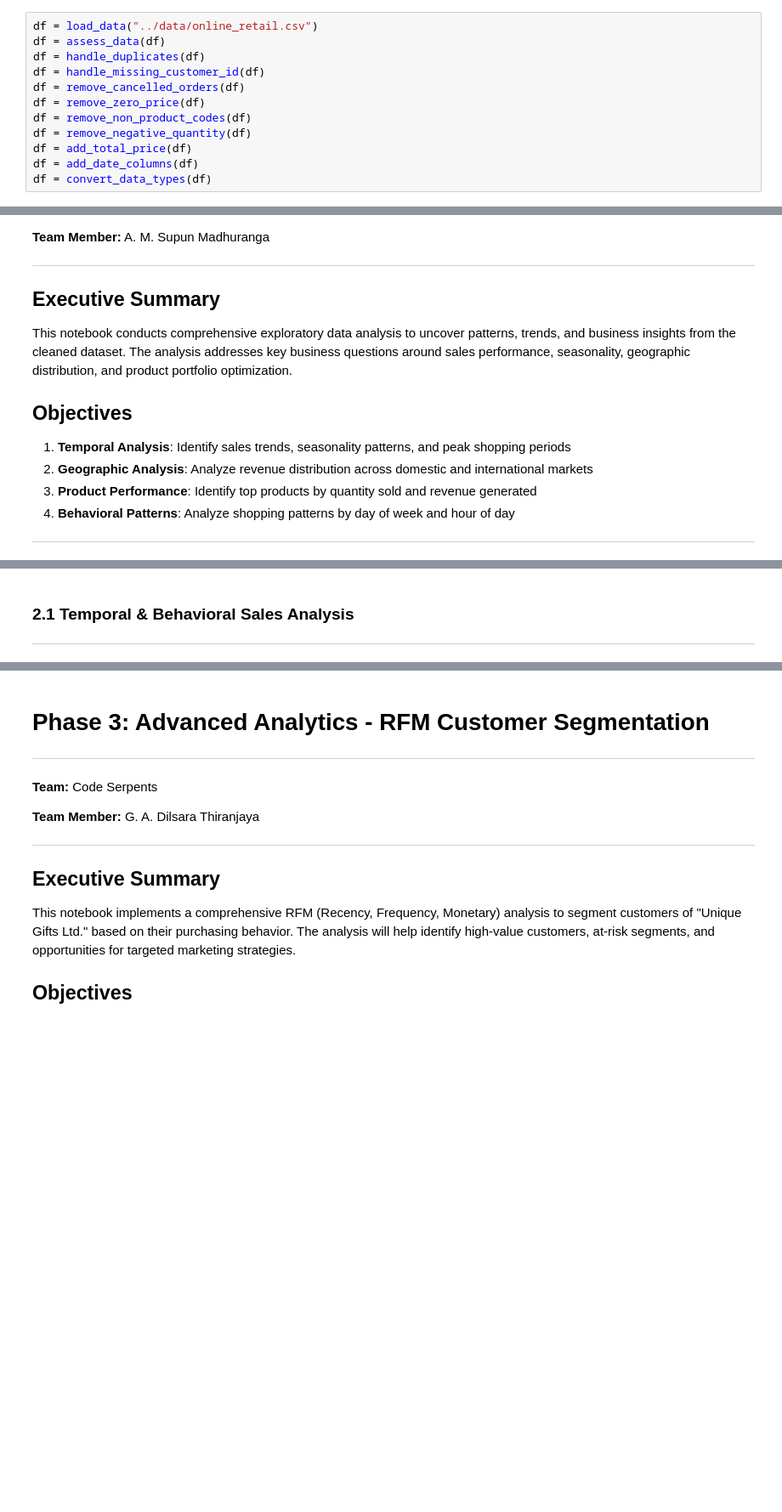
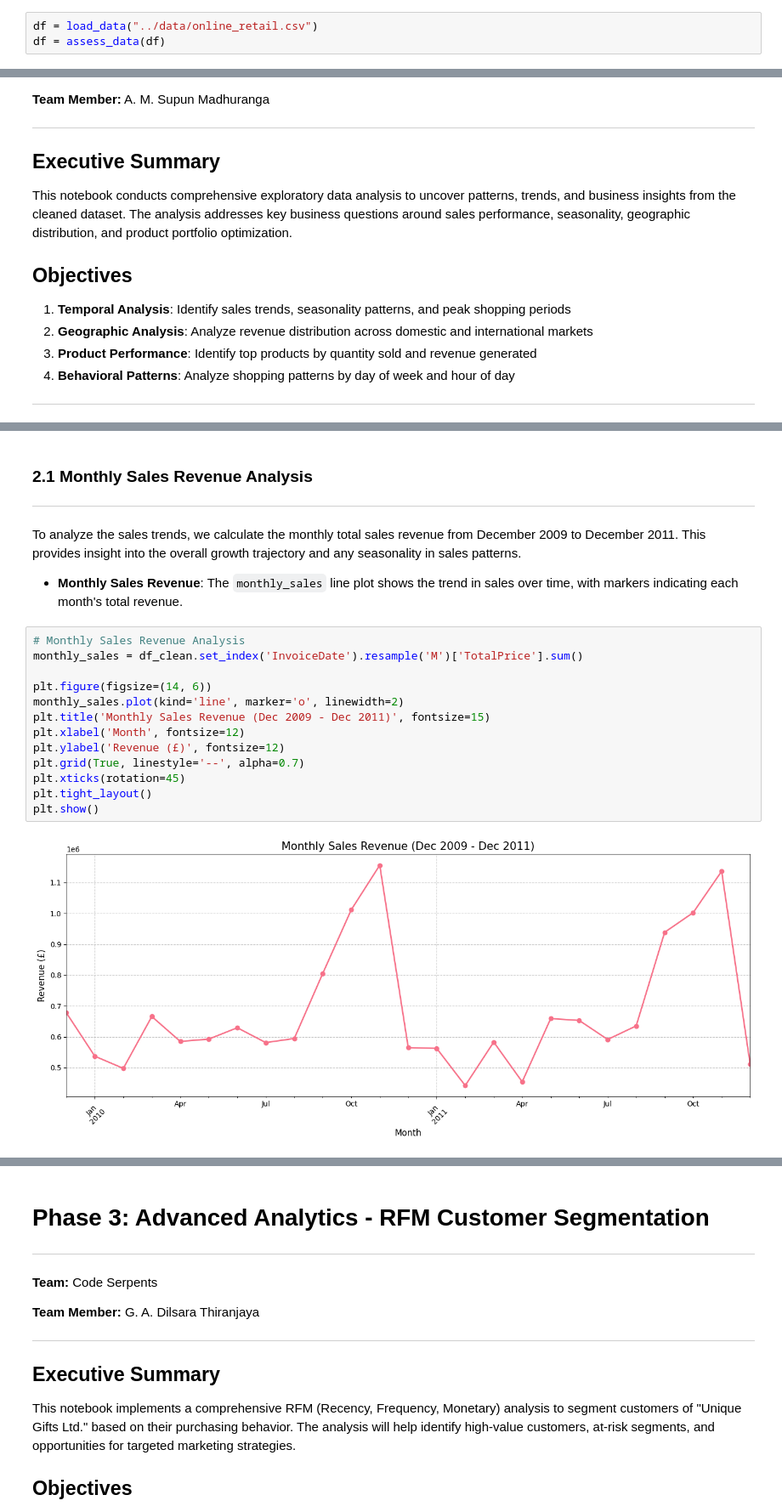
Before and after one commit to DilsaraThiranjaya/Strategic-Growth-Analysis-Team-Code-Serpents, a Jupyter notebook: notebooks/retail_analysis.ipynb, the cells around one changed output, grey strips where cells are left out. Shown at 85% size. Drawn from its saved outputs; the diff is of its cells as text; blank space fills up the shorter version.

```diff
--- a/notebooks/retail_analysis.ipynb
+++ b/notebooks/retail_analysis.ipynb
@@ -278,15 +286,6 @@ def convert_data_types(df):
 # %%
 df = load_data("../data/online_retail.csv")
 df = assess_data(df)
-df = handle_duplicates(df)
-df = handle_missing_customer_id(df)
-df = remove_cancelled_orders(df)
-df = remove_zero_price(df)
-df = remove_non_product_codes(df)
-df = remove_negative_quantity(df)
-df = add_total_price(df)
-df = add_date_columns(df)
-df = convert_data_types(df)
 # %% [output]
 Data Loaded successfully!
    Invoice StockCode                          Description  Quantity  \
@@ -447,3 +459,22 @@ def get_product_analysis(df):
 # %% [markdown]
-### 2.1 Temporal & Behavioral Sales Analysis
+### 2.1 Monthly Sales Revenue Analysis
 ---
+
+To analyze the sales trends, we calculate the monthly total sales revenue from December 2009 to December 2011. This provides insight into the overall growth trajectory and any seasonality in sales patterns.
+
+- **Monthly Sales Revenue**: The `monthly_sales` line plot shows the trend in sales over time, with markers indicating each month's total revenue.
+# %%
+# Monthly Sales Revenue Analysis
+monthly_sales = df_clean.set_index('InvoiceDate').resample('M')['TotalPrice'].sum()
+
+plt.figure(figsize=(14, 6))
+monthly_sales.plot(kind='line', marker='o', linewidth=2)
+plt.title('Monthly Sales Revenue (Dec 2009 - Dec 2011)', fontsize=15)
+plt.xlabel('Month', fontsize=12)
+plt.ylabel('Revenue (£)', fontsize=12)
+plt.grid(True, linestyle='--', alpha=0.7)
+plt.xticks(rotation=45)
+plt.tight_layout()
+plt.show()
+# %% [output]
+[figure, added]
```
Also changed, not shown: parts of 100 cells of this notebook.
